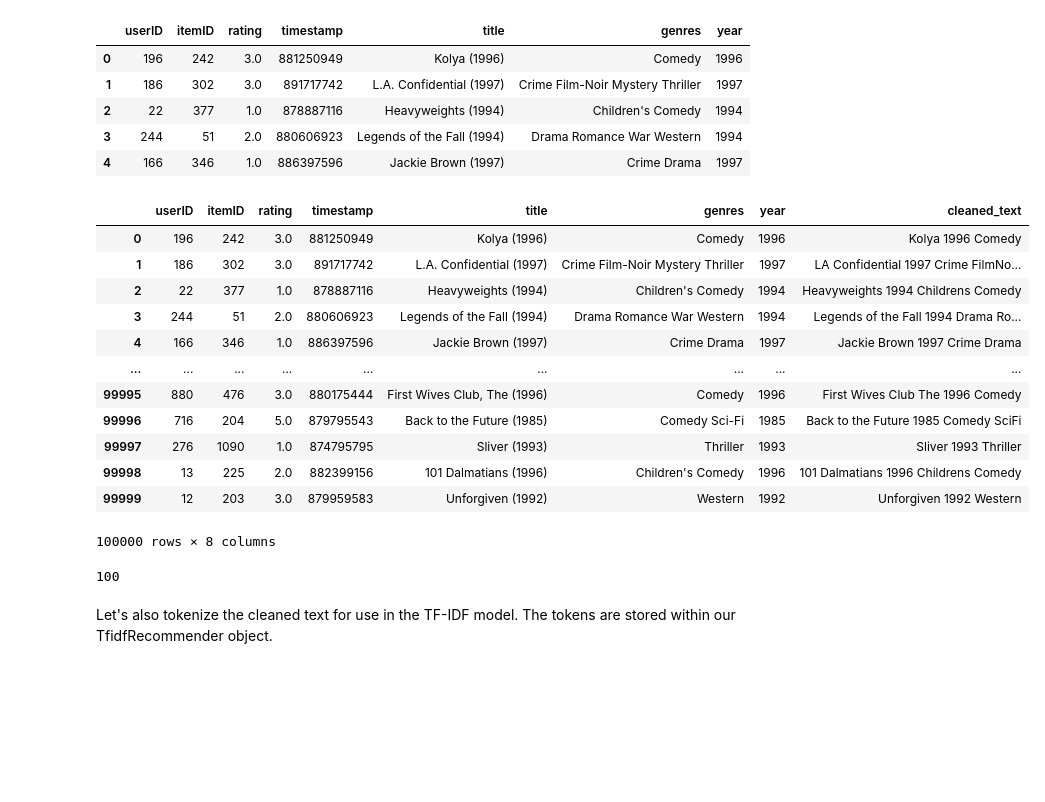
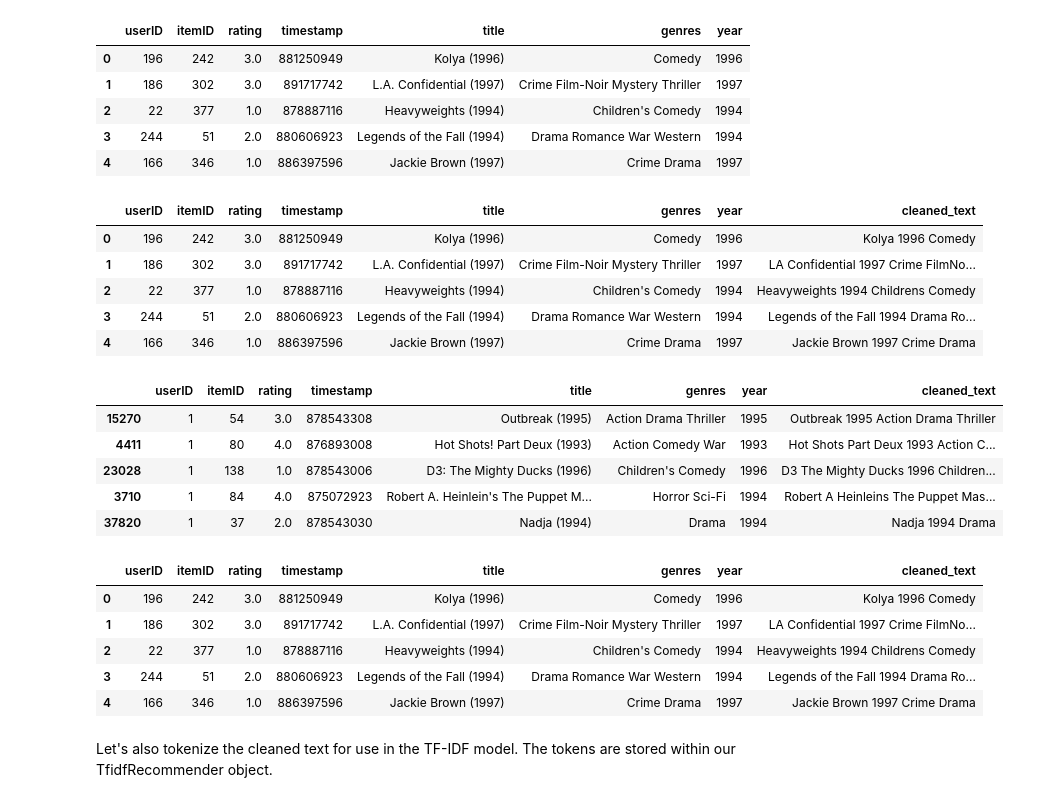
Before and after one commit to PUT-RecSys-Research/qpera-thesis, a Jupyter notebook: notebooks/CBF.ipynb, the cells around one changed output. Drawn from its saved outputs; the diff is of its cells as text; code cells hidden in the pictures; blank space fills up the shorter version.

```diff
--- a/notebooks/CBF.ipynb
+++ b/notebooks/CBF.ipynb
@@ -89,19 +91,12 @@ data.head()
 # %%
 cols_to_clean = ['title','genres']
 clean_col = 'cleaned_text'
 df_clean = recommender.clean_dataframe(data, cols_to_clean, clean_col)
-df_clean
+df_clean.head()
 # %% [output]
 |  | userID | itemID | rating | timestamp | title | genres | year | cleaned_text |
 | 0 | 196 | 242 | 3.0 | 881250949 | Kolya (1996) | Comedy | 1996 | Kolya 1996 Comedy |
 | 1 | 186 | 302 | 3.0 | 891717742 | L.A. Confidential (1997) | Crime Film-Noir Mystery Thriller | 1997 | LA Confidential 1997 Crime FilmNo... |
 | 2 | 22 | 377 | 1.0 | 878887116 | Heavyweights (1994) | Children's Comedy | 1994 | Heavyweights 1994 Childrens Comedy |
 | 3 | 244 | 51 | 2.0 | 880606923 | Legends of the Fall (1994) | Drama Romance War Western | 1994 | Legends of the Fall 1994 Drama Ro... |
 | 4 | 166 | 346 | 1.0 | 886397596 | Jackie Brown (1997) | Crime Drama | 1997 | Jackie Brown 1997 Crime Drama |
-| ... | ... | ... | ... | ... | ... | ... | ... | ... |
-| 99995 | 880 | 476 | 3.0 | 880175444 | First Wives Club, The (1996) | Comedy | 1996 | First Wives Club The 1996 Comedy |
-| 99996 | 716 | 204 | 5.0 | 879795543 | Back to the Future (1985) | Comedy Sci-Fi | 1985 | Back to the Future 1985 Comedy SciFi |
-| 99997 | 276 | 1090 | 1.0 | 874795795 | Sliver (1993) | Thriller | 1993 | Sliver 1993 Thriller |
-| 99998 | 13 | 225 | 2.0 | 882399156 | 101 Dalmatians (1996) | Children's Comedy | 1996 | 101 Dalmatians 1996 Childrens Comedy |
-| 99999 | 12 | 203 | 3.0 | 879959583 | Unforgiven (1992) | Western | 1992 | Unforgiven 1992 Western |
-100000 rows × 8 columns
@@ -108,8 +119,24 @@ df_clean
+# %%
+train = recommender.clean_dataframe(train, cols_to_clean, clean_col)
+train.head()
+# %% [output]
+|  | userID | itemID | rating | timestamp | title | genres | year | cleaned_text |
+| 15270 | 1 | 54 | 3.0 | 878543308 | Outbreak (1995) | Action Drama Thriller | 1995 | Outbreak 1995 Action Drama Thriller |
+| 4411 | 1 | 80 | 4.0 | 876893008 | Hot Shots! Part Deux (1993) | Action Comedy War | 1993 | Hot Shots Part Deux 1993 Action C... |
+| 23028 | 1 | 138 | 1.0 | 878543006 | D3: The Mighty Ducks (1996) | Children's Comedy | 1996 | D3 The Mighty Ducks 1996 Children... |
+| 3710 | 1 | 84 | 4.0 | 875072923 | Robert A. Heinlein's The Puppet M... | Horror Sci-Fi | 1994 | Robert A Heinleins The Puppet Mas... |
+| 37820 | 1 | 37 | 2.0 | 878543030 | Nadja (1994) | Drama | 1994 | Nadja 1994 Drama |
 # %%
-df_clean = df_clean[:100]
+df_clean = df_clean[:100] # ograniczenie tabeli, ponieważ brakowało pamięci na tokeny
 len(df_clean)
+df_clean.head()
 # %% [output]
-100
+|  | userID | itemID | rating | timestamp | title | genres | year | cleaned_text |
+| 0 | 196 | 242 | 3.0 | 881250949 | Kolya (1996) | Comedy | 1996 | Kolya 1996 Comedy |
+| 1 | 186 | 302 | 3.0 | 891717742 | L.A. Confidential (1997) | Crime Film-Noir Mystery Thriller | 1997 | LA Confidential 1997 Crime FilmNo... |
+| 2 | 22 | 377 | 1.0 | 878887116 | Heavyweights (1994) | Children's Comedy | 1994 | Heavyweights 1994 Childrens Comedy |
+| 3 | 244 | 51 | 2.0 | 880606923 | Legends of the Fall (1994) | Drama Romance War Western | 1994 | Legends of the Fall 1994 Drama Ro... |
+| 4 | 166 | 346 | 1.0 | 886397596 | Jackie Brown (1997) | Crime Drama | 1997 | Jackie Brown 1997 Crime Drama |
 # %% [markdown]
 Let's also tokenize the cleaned text for use in the TF-IDF model. The tokens are stored within our TfidfRecommender object.
 # %%
```
Also changed, not shown: parts of 19 cells of this notebook.
